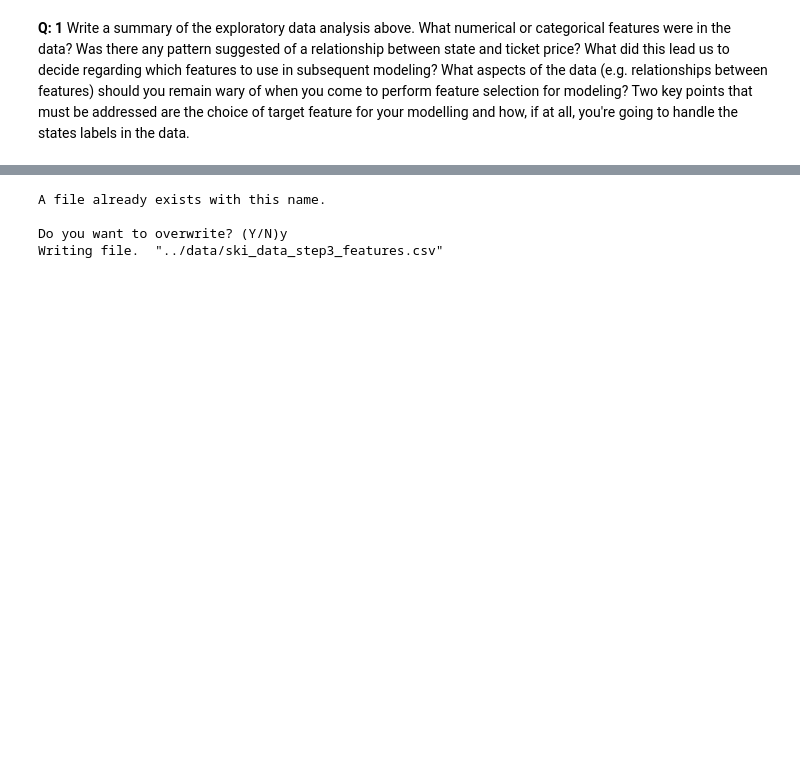
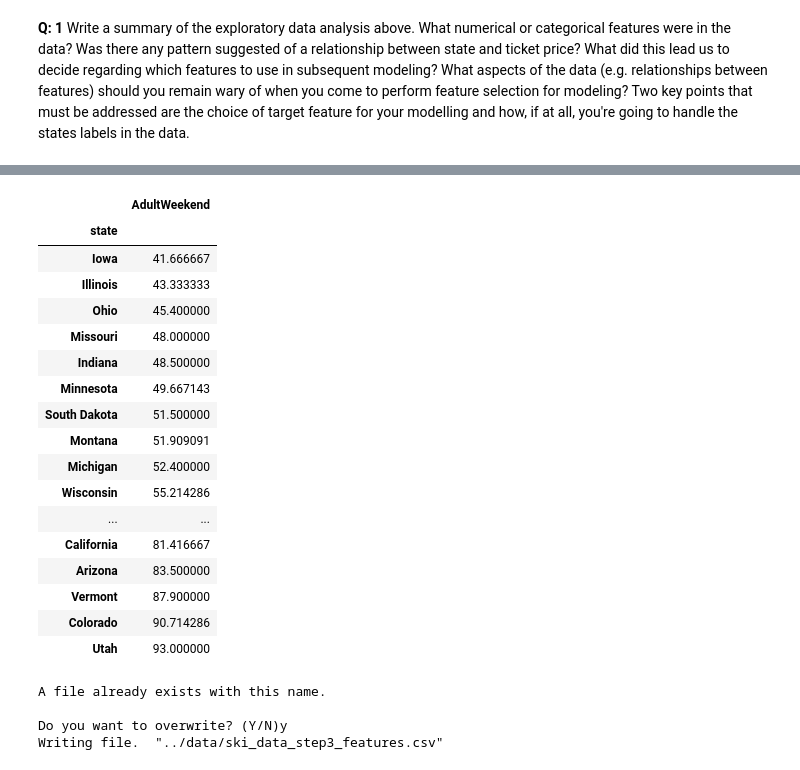
Before and after one commit to wslzdhr/SB, a Jupyter notebook: 03_exploratory_data_analysis.ipynb, the cells around one changed output, grey strips where cells are left out. Cells and saved outputs as stored; diff of their text form; code cells hidden in the pictures; blank space fills up the shorter version.

```diff
--- a/03_exploratory_data_analysis.ipynb
+++ b/03_exploratory_data_analysis.ipynb
@@ -839,3 +832,28 @@ ski_data.head().T
+# %%
+#state_avg_price.to_frame().sort_values(by='state')
+aa = state_avg_price.to_frame()
+aa.sort_values(by='AdultWeekend', inplace=True)
+#aa.rename(columns={0:'states',1:'aveprice'},inplace=True)
+aa
+# %% [output]
+|  | AdultWeekend |
+| state |  |
+| Iowa | 41.666667 |
+| Illinois | 43.333333 |
+| Ohio | 45.400000 |
+| Missouri | 48.000000 |
+| Indiana | 48.500000 |
+| Minnesota | 49.667143 |
+| South Dakota | 51.500000 |
+| Montana | 51.909091 |
+| Michigan | 52.400000 |
+| Wisconsin | 55.214286 |
+| ... | ... |
+| California | 81.416667 |
+| Arizona | 83.500000 |
+| Vermont | 87.900000 |
+| Colorado | 90.714286 |
+| Utah | 93.000000 |
 # %%
 # Save the data
 
```
Also changed, not shown: parts of 21 cells of this notebook, 2 other files.
